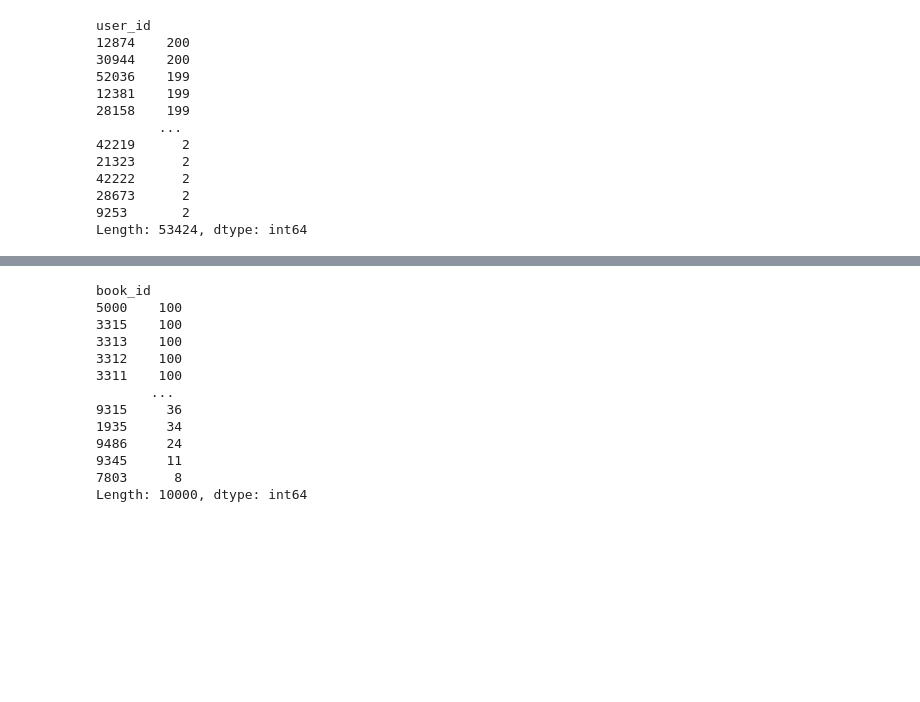
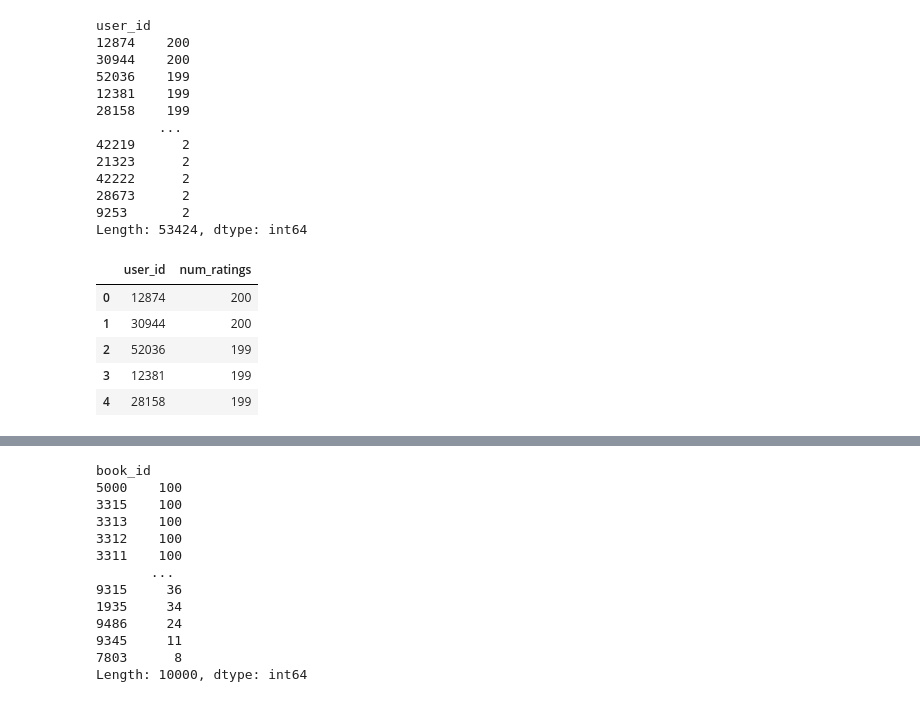
Before and after one commit to gcolson11/Capstone_Books, a Jupyter notebook: Notebooks/Data_Wrangling_and_EDA.ipynb, the cells around one changed output, grey strips where cells are left out. Saved outputs shown, nothing was run; the diff lists cells and outputs as text; code cells hidden in the pictures; blank space fills up the shorter version.

```diff
--- a/Notebooks/Data_Wrangling_and_EDA.ipynb
+++ b/Notebooks/Data_Wrangling_and_EDA.ipynb
@@ -73,0 +81,9 @@ Length: 53424, dtype: int64
+# %%
+temp_df.head()
+# %% [output]
+|  | user_id | num_ratings |
+| 0 | 12874 | 200 |
+| 1 | 30944 | 200 |
+| 2 | 52036 | 199 |
+| 3 | 12381 | 199 |
+| 4 | 28158 | 199 |
```
Also changed, not shown: parts of 23 cells of this notebook.
